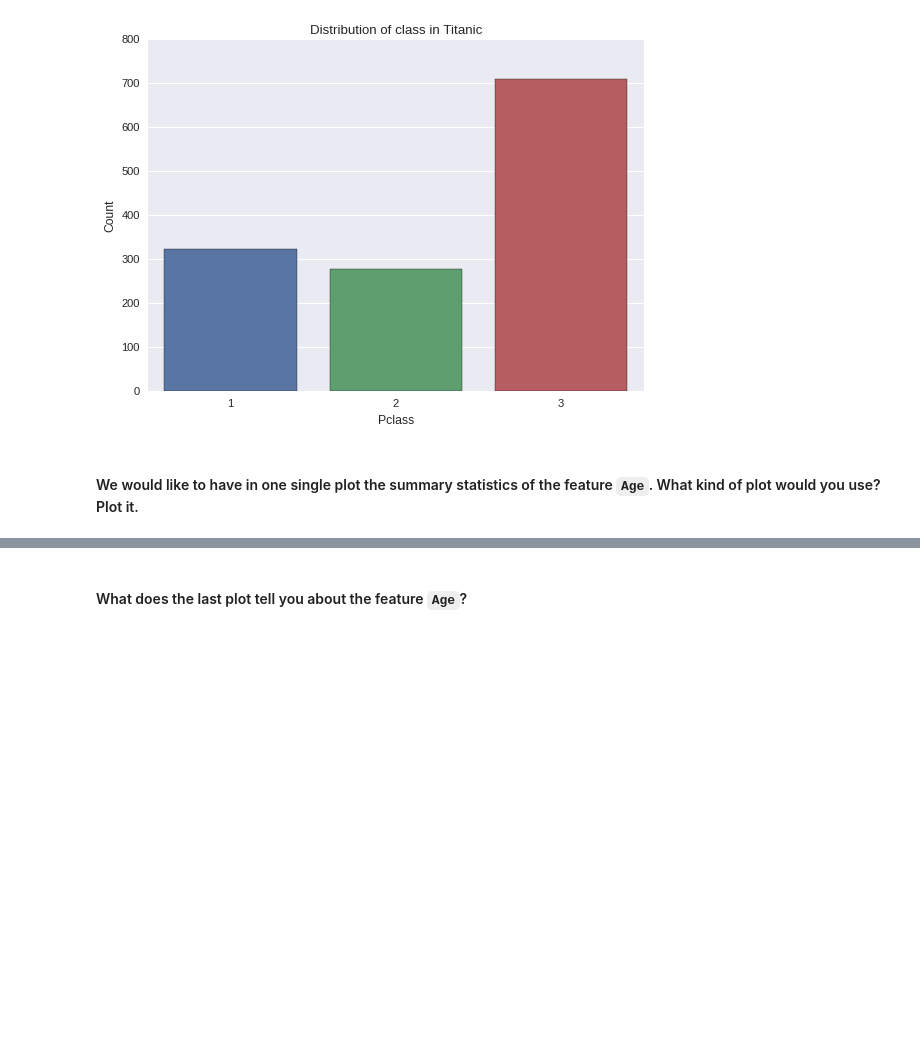
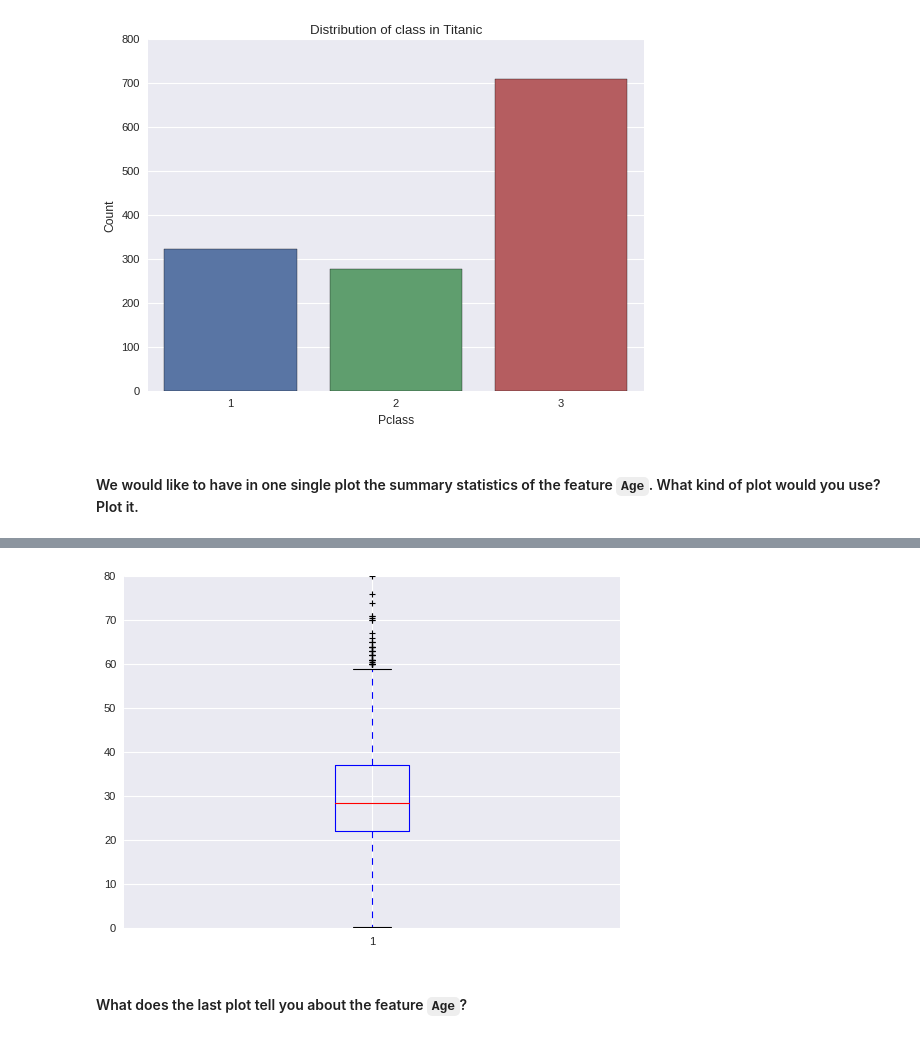
Before and after one commit to elvestevez/dataptmad0522_labs, a Jupyter notebook: module-2/matplotlib-seaborn/your-code/main.ipynb, the cells around one changed output, grey strips where cells are left out. Drawn from its saved outputs; the diff is of its cells as text; code cells hidden in the pictures; blank space fills up the shorter version.

```diff
--- a/module-2/matplotlib-seaborn/your-code/main.ipynb
+++ b/module-2/matplotlib-seaborn/your-code/main.ipynb
@@ -499,3 +556,9 @@ axs_t = sns.barplot(data=titanic_age_stat, x='index', y='Age').set(title='Statis
+# %%
+plt.boxplot(titanic['Age'])
+
+plt.show()
+# %% [output]
+[figure, added]
 # %%
 """
 your comments here
```
Also changed, not shown: parts of 12 cells of this notebook.
